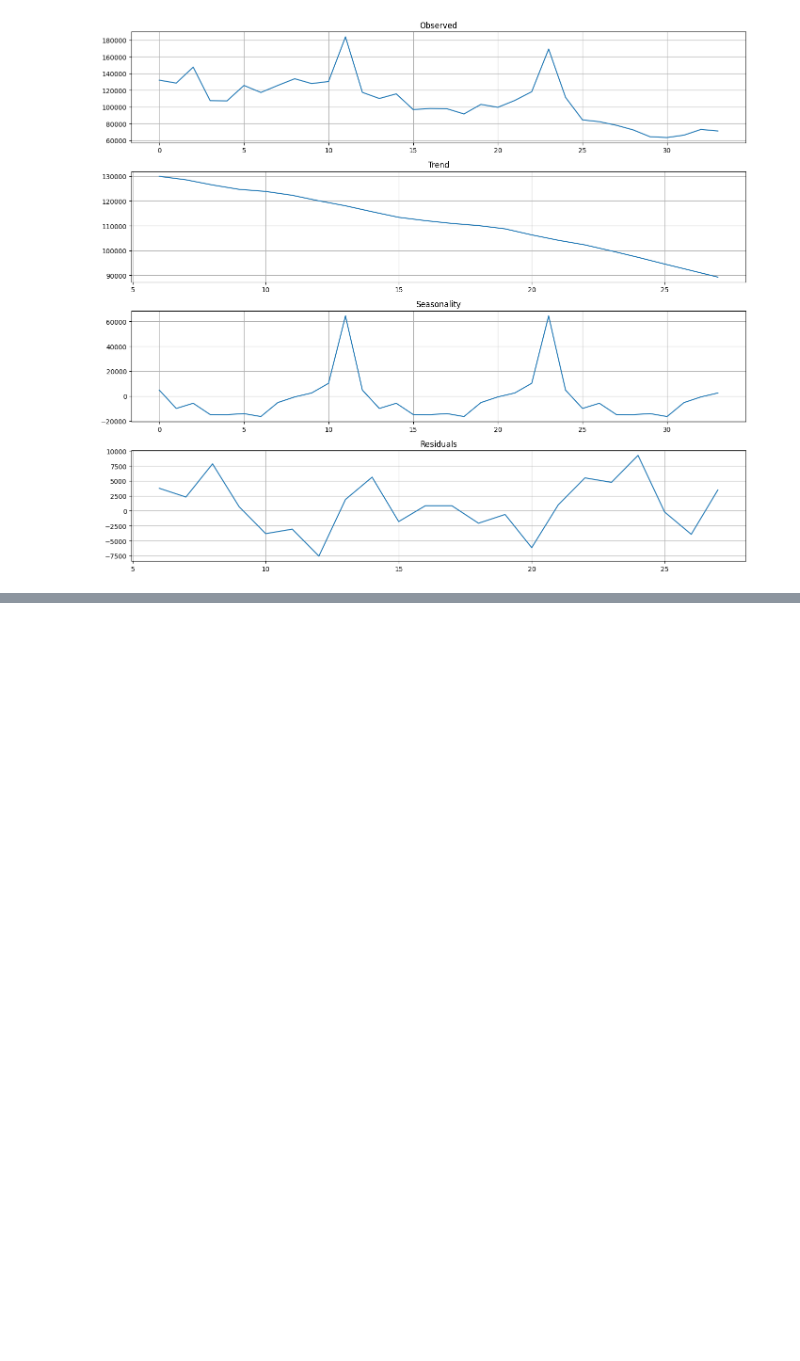
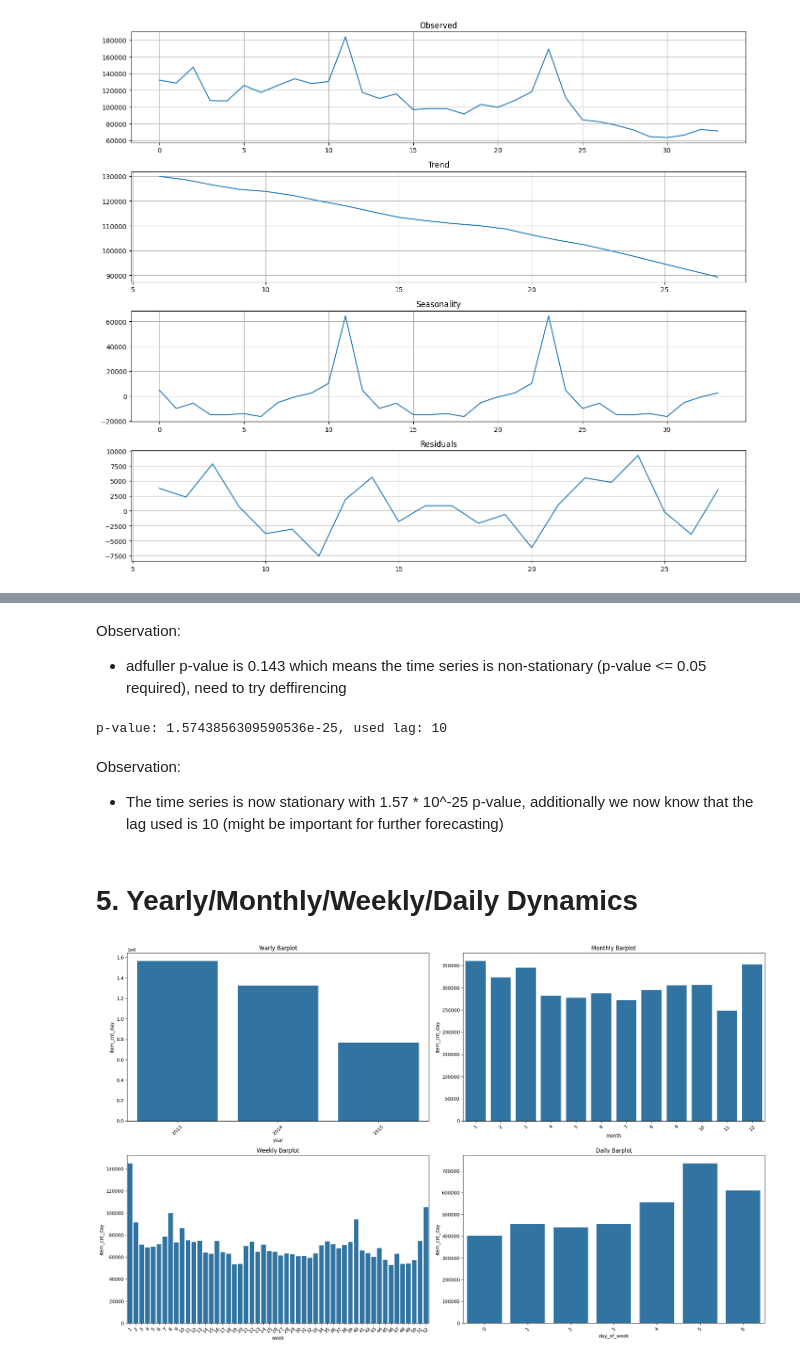
Before and after one commit to Dybal-Ilia/Innowise-Dybal, a Jupyter notebook: notebooks/EDA.ipynb, the cells around one changed output, grey strips where cells are left out. Cells and saved outputs as stored; diff of their text form; code cells hidden in the pictures; blank space fills up the shorter version.

```diff
--- a/notebooks/EDA.ipynb
+++ b/notebooks/EDA.ipynb
@@ -213,0 +228,55 @@ plt.show()
+# %% [markdown]
+Observation:
+- adfuller p-value is 0.143 which means the time series is non-stationary (p-value <= 0.05 required), need to try deffirencing
+# %%
+adf = adfuller(monthly_sales['item_cnt_day'].diff().dropna())
+print(f'p-value: {adf[1]}, used lag: {adf[2]}')
+# %% [output]
+p-value: 1.5743856309590536e-25, used lag: 10
+# %% [markdown]
+Observation:
+- The time series is now stationary with 1.57 * 10^-25 p-value, additionally we now know that the lag used is 10 (might be important for further forecasting)
+# %% [markdown]
+# 5. Yearly/Monthly/Weekly/Daily Dynamics
+# %%
+yearly_df = df.groupby(['year']).agg({
+    'item_cnt_day' : 'sum'
+}).reset_index()
+
+monthly_df = df.groupby(['month']).agg({
+    'item_cnt_day' : 'sum'
+}).reset_index()
+
+weekly_df = df.groupby(['week']).agg({
+    'item_cnt_day' : 'sum'
+}).reset_index()
+
+daily_df = df.groupby(['day_of_week']).agg({
+    'item_cnt_day' : 'sum'
+}).reset_index()
+# %%
+fig, axes = plt.subplots(2, 2, figsize = (20, 12))
+
+sns.barplot(data=yearly_df, x='year', y='item_cnt_day', ax=axes[0,0])
+axes[0,0].set_title('Yearly Barplot')
+axes[0,0].tick_params('x', rotation=45)
+
+sns.barplot(data=monthly_df, x='month', y='item_cnt_day', ax=axes[0,1])
+axes[0,1].set_title('Monthly Barplot')
+axes[0,1].tick_params('x', rotation=45)
+
+
+sns.barplot(data=weekly_df, x='week', y='item_cnt_day', ax=axes[1,0])
+axes[1,0].set_title('Weekly Barplot')
+axes[1,0].tick_params('x', rotation=45)
+
+
+sns.barplot(data=daily_df, x='day_of_week', y='item_cnt_day', ax=axes[1,1])
+axes[1,1].set_title('Daily Barplot')
+axes[1,1].tick_params('x', rotation=45)
+
+
+plt.tight_layout()
+plt.show()
+# %% [output]
+[figure, added]
```
Also changed, not shown: parts of 14 cells of this notebook.
